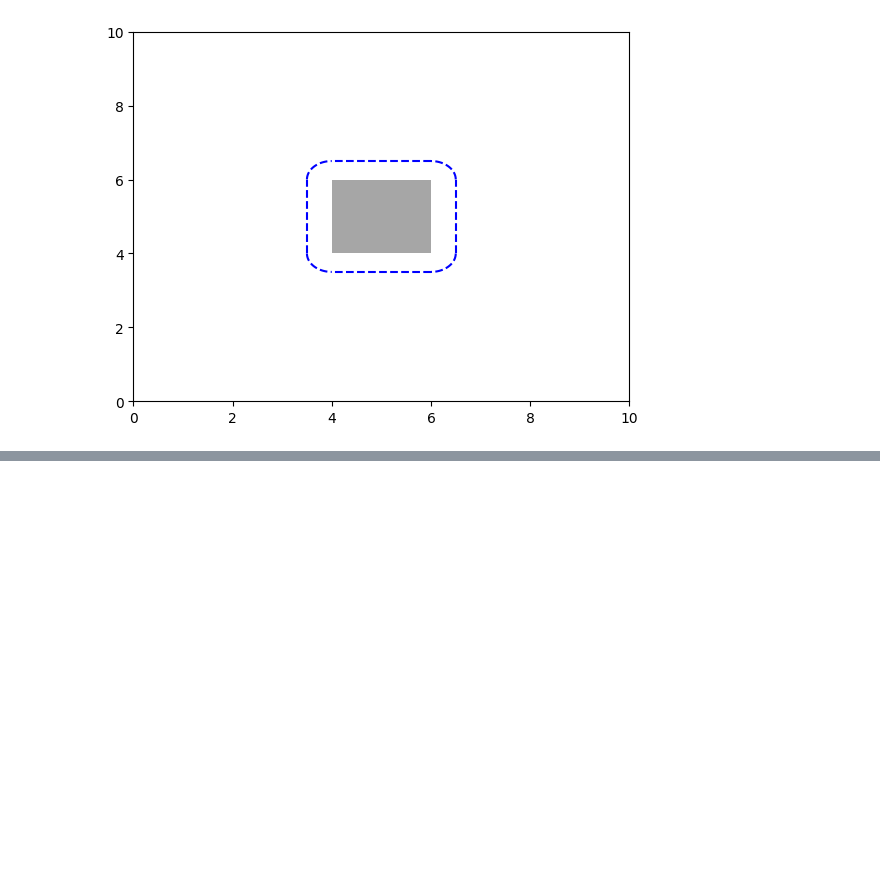
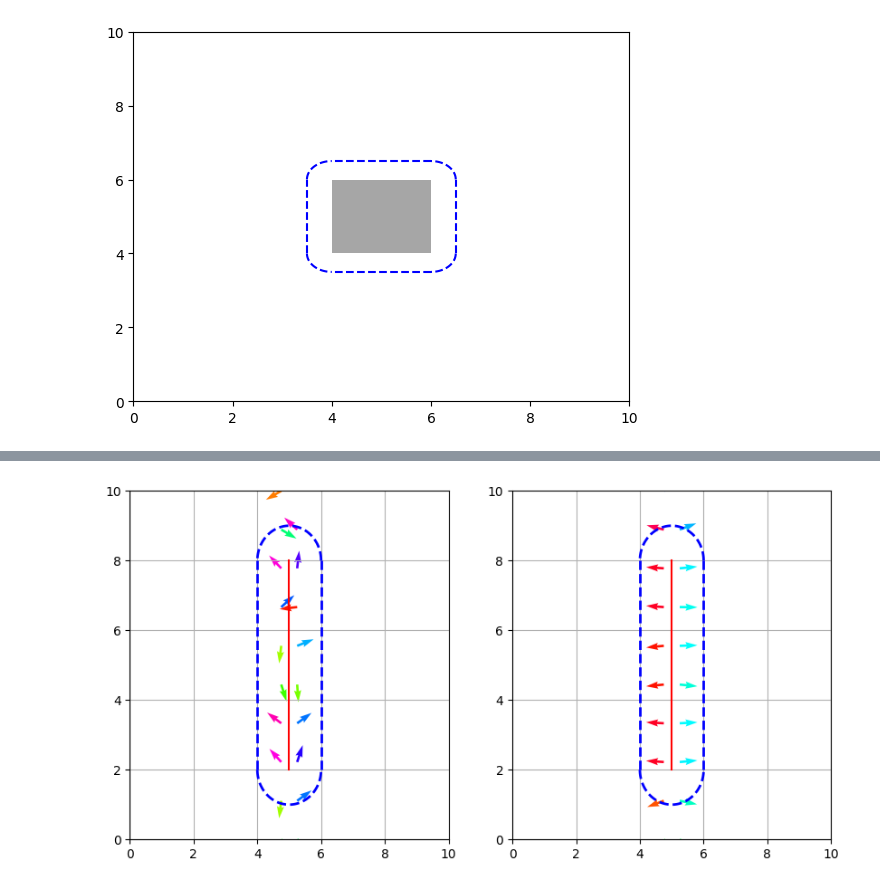
Before and after one commit to RoryTidmarsh/WettingRobots, a Jupyter notebook: wall implemetation/wall implementation.ipynb, the cells around one changed output, grey strips where cells are left out. Drawn from its saved outputs; the diff is of its cells as text; code cells hidden in the pictures; blank space fills up the shorter version.

Commit message:
Complex turn update in jupyter
Jupyter notebook "wall implementation.ipynb" has the turn factor working. However it doesn't work in the main implementation of the wall

```diff
--- a/wall implemetation/wall implementation.ipynb
+++ b/wall implemetation/wall implementation.ipynb
@@ -304,0 +319,81 @@ ax.set_ylim(0,10)
+# %%
+turn_factor = turn_factor
+wall_distance = 1
+wall_x = 5
+wall_yMin = 2
+wall_yMax = 10-wall_yMin
+
+def varying_angle_turn(x_pos, y_pos, turn_factor):
+    alpha = beta = 1
+    x_dist = y_dist = 1
+
+    x_dist = x_pos- wall_x
+    # alpha *= np.sign(x_dist)
+    # print(alpha)
+    dist = x_wall_filter(x_pos, y_pos)
+    if dist < wall_distance:
+        if wall_yMin <= y_pos <= wall_yMax:
+            beta = 0 # Turn off any interaction in y direction
+
+        elif wall_yMin > y_pos:
+            beta = 1
+            y_dist =  y_pos - wall_yMin
+        elif wall_yMax < y_pos:
+            y_dist = y_pos - wall_yMax
+
+        complex_turn = alpha/(turn_factor*(x_dist)) +beta/(turn_factor*y_dist)*1.0j
+    else:
+        complex_turn = 0
+    return complex_turn
+
+# def neighbour_turn()
+
+N = 20
+# positions = np.random.uniform(0, L, size = (N, 2))
+dist_from_wall = 0.25
+
+# Calculate half of N
+half_N = N // 2
+
+# First half: positions on one side of the wall
+x_positions_1 = np.ones(half_N) * (wall_x + dist_from_wall)  # x-coordinates for the first half
+y_positions_1 = np.linspace(0, L, half_N)  # y-coordinates for the first half
+
+# Second half: positions on the other side of the wall
+x_positions_2 = np.ones(half_N) * (wall_x - dist_from_wall)  # x-coordinates for the second half
+y_positions_2 = np.linspace(0, L, half_N)  # y-coordinates for the second half
+
+# Combine both halves into a single array
+positions = np.vstack((np.column_stack((x_positions_1, y_positions_1)),
+                       np.column_stack((x_positions_2, y_positions_2))))
+
+# print(positions)
+
+angles = np.random.uniform(-np.pi, np.pi, size = N)
+new_angles = np.empty(angles.size)
+for i in range(N-1):
+    x_pos, y_pos = positions[i]
+    complex_angle = np.exp(angles[i]*1j)
+    new_complex_angle = complex_angle + varying_angle_turn(x_pos, y_pos, turn_factor) #+ complex number of any neighbour values
+    new_angles[i] = np.angle(new_complex_angle)
+
+    # print(x_pos, angles[i], new_angles[i])
+
+
+fig, ax = plt.subplots(figsize = (10,5), ncols = 2)
+
+qv = ax[0].quiver(positions[:,0], positions[:,1], np.cos(angles), np.sin(angles), angles, clim = [-np.pi,np.pi], cmap = "hsv")
+qv = ax[1].quiver(positions[:,0], positions[:,1], np.cos(new_angles), np.sin(new_angles), new_angles, clim = [-np.pi,np.pi], cmap = "hsv")
+ax[0] = plot_x_wall_boundary(ax=ax[0])
+ax[1] = plot_x_wall_boundary(ax=ax[1])
+
+ax[0].grid()
+ax[0].set_ylim(0,10)
+ax[0].set_xlim(0,10)
+ax[0].axvline(5, ymin = wall_yMin/L, ymax = wall_yMax/L, color ="r")
+
+ax[1].grid()
+ax[1].set_ylim(0,10)
+ax[1].set_xlim(0,10)
+ax[1].axvline(5, ymin = wall_yMin/L, ymax = wall_yMax/L, color ="r")
+# %% [output]
@@ -304,0 +401 @@ ax.set_ylim(0,10)
+[figure, added]
```
Also changed, not shown: parts of 7 cells of this notebook, 1 other file.
